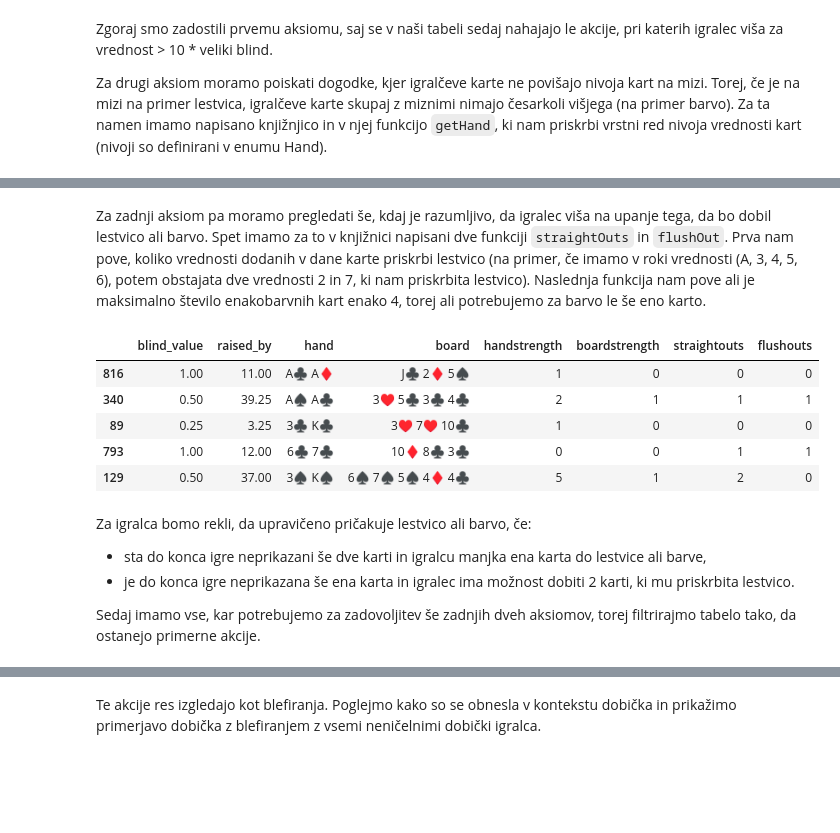
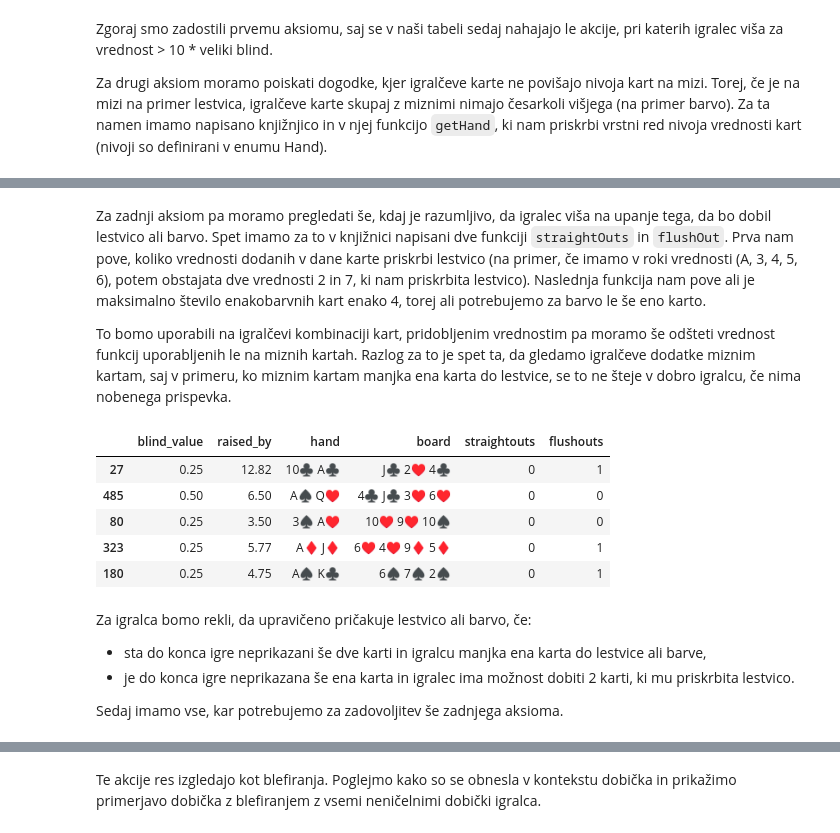
Before and after one commit to kuco23/PokerPlayerPatterns, a Jupyter notebook: notebook_sl.ipynb, the cells around one changed output, grey strips where cells are left out. Drawn from its saved outputs; the diff is of its cells as text; code cells hidden in the pictures; blank space fills up the shorter version.

```diff
--- a/notebook_sl.ipynb
+++ b/notebook_sl.ipynb
@@ -308,26 +308,42 @@ strengths[[
+# %%
+strengths = strengths[
+    strengths.handstrength == strengths.boardstrength
+].drop(
+    columns = ['handstrength', 'boardstrength']
+)
 # %% [markdown]
 Za zadnji aksiom pa moramo pregledati še, kdaj je razumljivo, da igralec viša na upanje tega, da bo dobil lestvico ali barvo. Spet imamo za to v knjižnici napisani dve funkciji `straightOuts` in `flushOut`. Prva nam pove, koliko vrednosti dodanih v dane karte priskrbi lestvico (na primer, če imamo v roki vrednosti (A, 3, 4, 5, 6), potem obstajata dve vrednosti 2 in 7, ki nam priskrbita lestvico). Naslednja funkcija nam pove ali je maksimalno število enakobarvnih kart enako 4, torej ali potrebujemo za barvo le še eno karto.
+
+To bomo uporabili na igralčevi kombinaciji kart, pridobljenim vrednostim pa moramo še odšteti vrednost funkcij uporabljenih le na miznih kartah. Razlog za to je spet ta, da gledamo igralčeve dodatke miznim kartam, saj v primeru, ko miznim kartam manjka ena karta do lestvice, se to ne šteje v dobro igralcu, če nima nobenega prispevka.
 # %%
+full_board = strengths.board + ' ' + strengths.hand
+
 strengths = strengths.assign(
-    straightouts = list(map(straightOuts, full_board)),
-    flushouts = list(map(flushOut, full_board))
+    straightouts = list(
+        pd.Series(list(map(straightOuts, full_board))) -
+        pd.Series(list(map(straightOuts, strengths.board)))
+    ),
+    flushouts = list(
+        pd.Series(list(map(flushOut, full_board))) -
+        pd.Series(list(map(flushOut, strengths.board)))
+    )
 )
+
 strengths[[
     'blind_value', 'raised_by', 'hand',
-    'board', 'handstrength', 'boardstrength',
-    'straightouts', 'flushouts'
+    'board', 'straightouts', 'flushouts'
 ]].sample(5)
 # %% [output]
-|  | blind_value | raised_by | hand | board | handstrength | boardstrength | straightouts | flushouts |
-| 816 | 1.00 | 11.00 | A♣ A♦ | J♣ 2♦ 5♠ | 1 | 0 | 0 | 0 |
-| 340 | 0.50 | 39.25 | A♠ A♣ | 3♥ 5♣ 3♣ 4♣ | 2 | 1 | 1 | 1 |
-| 89 | 0.25 | 3.25 | 3♣ K♣ | 3♥ 7♥ 10♣ | 1 | 0 | 0 | 0 |
-| 793 | 1.00 | 12.00 | 6♣ 7♣ | 10♦ 8♣ 3♣ | 0 | 0 | 1 | 1 |
-| 129 | 0.50 | 37.00 | 3♠ K♠ | 6♠ 7♠ 5♠ 4♦ 4♣ | 5 | 1 | 2 | 0 |
+|  | blind_value | raised_by | hand | board | straightouts | flushouts |
+| 27 | 0.25 | 12.82 | 10♣ A♣ | J♣ 2♥ 4♣ | 0 | 1 |
+| 485 | 0.50 | 6.50 | A♠ Q♥ | 4♣ J♣ 3♥ 6♥ | 0 | 0 |
+| 80 | 0.25 | 3.50 | 3♠ A♥ | 10♥ 9♥ 10♠ | 0 | 0 |
+| 323 | 0.25 | 5.77 | A♦ J♦ | 6♥ 4♥ 9♦ 5♦ | 0 | 1 |
+| 180 | 0.25 | 4.75 | A♠ K♣ | 6♠ 7♠ 2♠ | 0 | 1 |
 # %% [markdown]
 Za igralca bomo rekli, da upravičeno pričakuje lestvico ali barvo, če:
 - sta do konca igre neprikazani še dve karti in igralcu manjka ena karta do lestvice ali barve,
 - je do konca igre neprikazana še ena karta in igralec ima možnost dobiti 2 karti, ki mu priskrbita lestvico.
 
-Sedaj imamo vse, kar potrebujemo za zadovoljitev še zadnjih dveh aksiomov, torej filtrirajmo tabelo tako, da ostanejo primerne akcije.
+Sedaj imamo vse, kar potrebujemo za zadovoljitev še zadnjega aksioma.
 # %%
```
Also changed, not shown: parts of 5 cells of this notebook, 3 other files.
